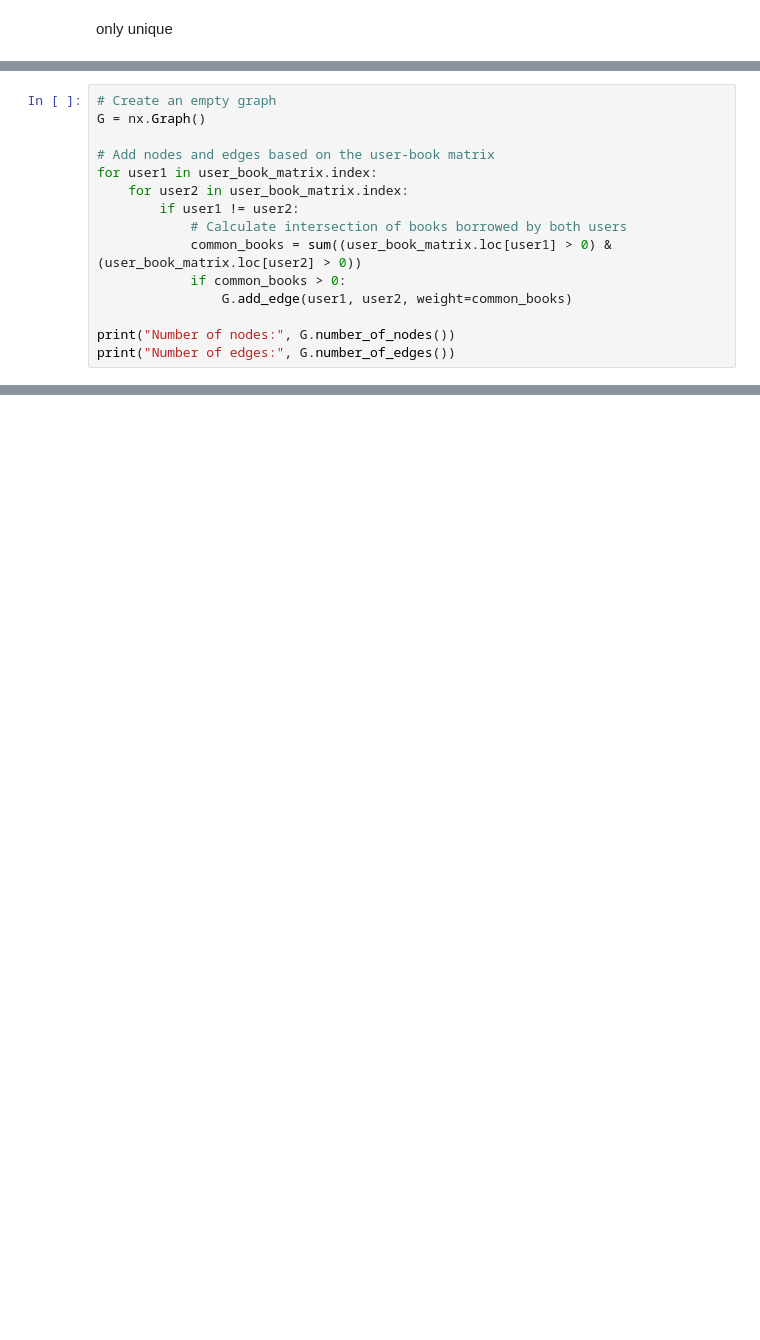
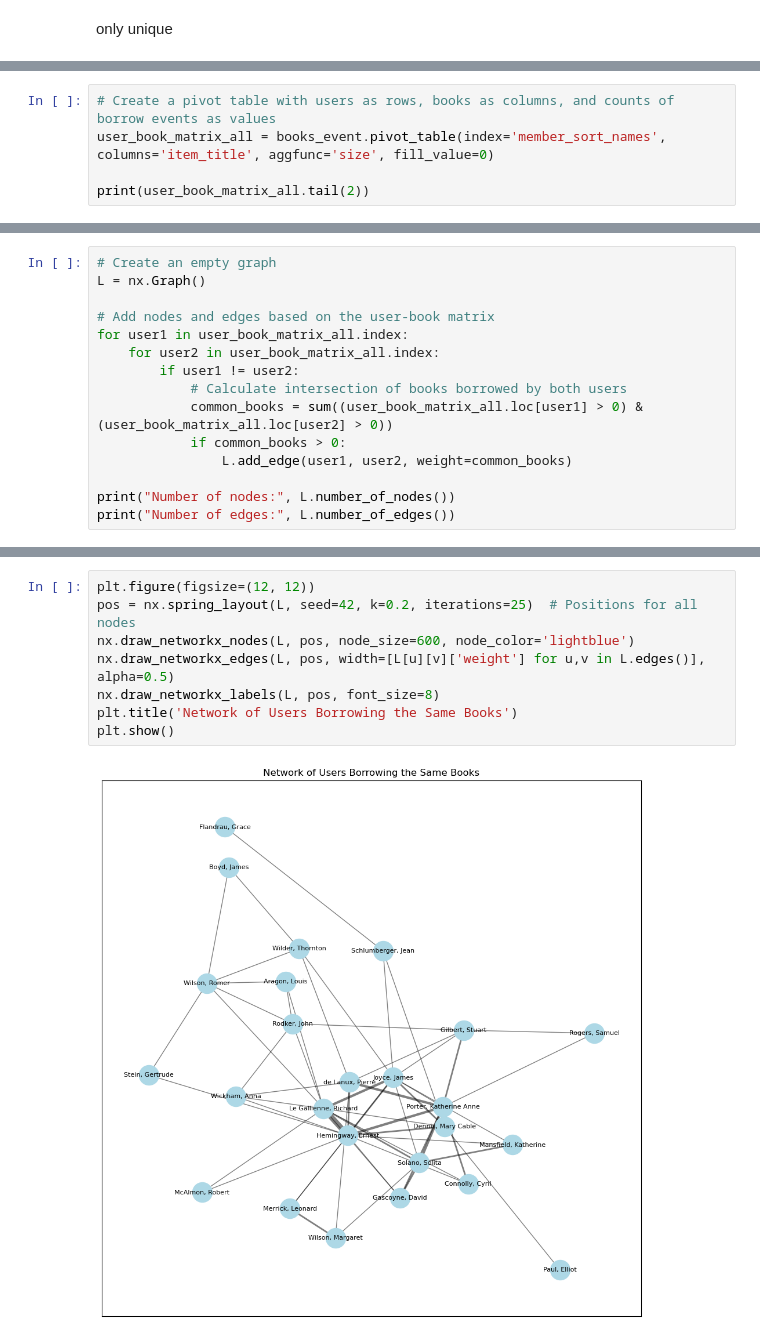
Before and after one commit to dittm/data-science-submission, a Jupyter notebook: analysis/eda.ipynb, the cells around one changed output, grey strips where cells are left out. Cells and saved outputs as stored; diff of their text form; blank space fills up the shorter version.

```diff
--- a/analysis/eda.ipynb
+++ b/analysis/eda.ipynb
@@ -509,15 +626,0 @@ print(borrow_counts.sort_values(by='borrow_count', ascending=False).shape)
-# %%
-# Create an empty graph
-G = nx.Graph()
-
-# Add nodes and edges based on the user-book matrix
-for user1 in user_book_matrix.index:
-    for user2 in user_book_matrix.index:
-        if user1 != user2:
-            # Calculate intersection of books borrowed by both users
-            common_books = sum((user_book_matrix.loc[user1] > 0) & (user_book_matrix.loc[user2] > 0))
-            if common_books > 0:
-                G.add_edge(user1, user2, weight=common_books)
-
-print("Number of nodes:", G.number_of_nodes())
-print("Number of edges:", G.number_of_edges())
@@ -570,0 +649,5 @@ plt.show()
+# %%
+# Create a pivot table with users as rows, books as columns, and counts of borrow events as values
+user_book_matrix_all = books_event.pivot_table(index='member_sort_names', columns='item_title', aggfunc='size', fill_value=0)
+
+print(user_book_matrix_all.tail(2))
@@ -570,0 +700,15 @@ plt.show()
+# %%
+# Create an empty graph
+L = nx.Graph()
+
+# Add nodes and edges based on the user-book matrix
+for user1 in user_book_matrix_all.index:
+    for user2 in user_book_matrix_all.index:
+        if user1 != user2:
+            # Calculate intersection of books borrowed by both users
+            common_books = sum((user_book_matrix_all.loc[user1] > 0) & (user_book_matrix_all.loc[user2] > 0))
+            if common_books > 0:
+                L.add_edge(user1, user2, weight=common_books)
+
+print("Number of nodes:", L.number_of_nodes())
+print("Number of edges:", L.number_of_edges())
@@ -570,0 +720,10 @@ plt.show()
+# %%
+plt.figure(figsize=(12, 12))
+pos = nx.spring_layout(L, seed=42, k=0.2, iterations=25)  # Positions for all nodes
+nx.draw_networkx_nodes(L, pos, node_size=600, node_color='lightblue')
+nx.draw_networkx_edges(L, pos, width=[L[u][v]['weight'] for u,v in L.edges()], alpha=0.5)
+nx.draw_networkx_labels(L, pos, font_size=8)
+plt.title('Network of Users Borrowing the Same Books')
+plt.show()
+# %% [output]
+[figure, added]
```
Also changed, not shown: parts of 96 cells of this notebook, 1 other file.
